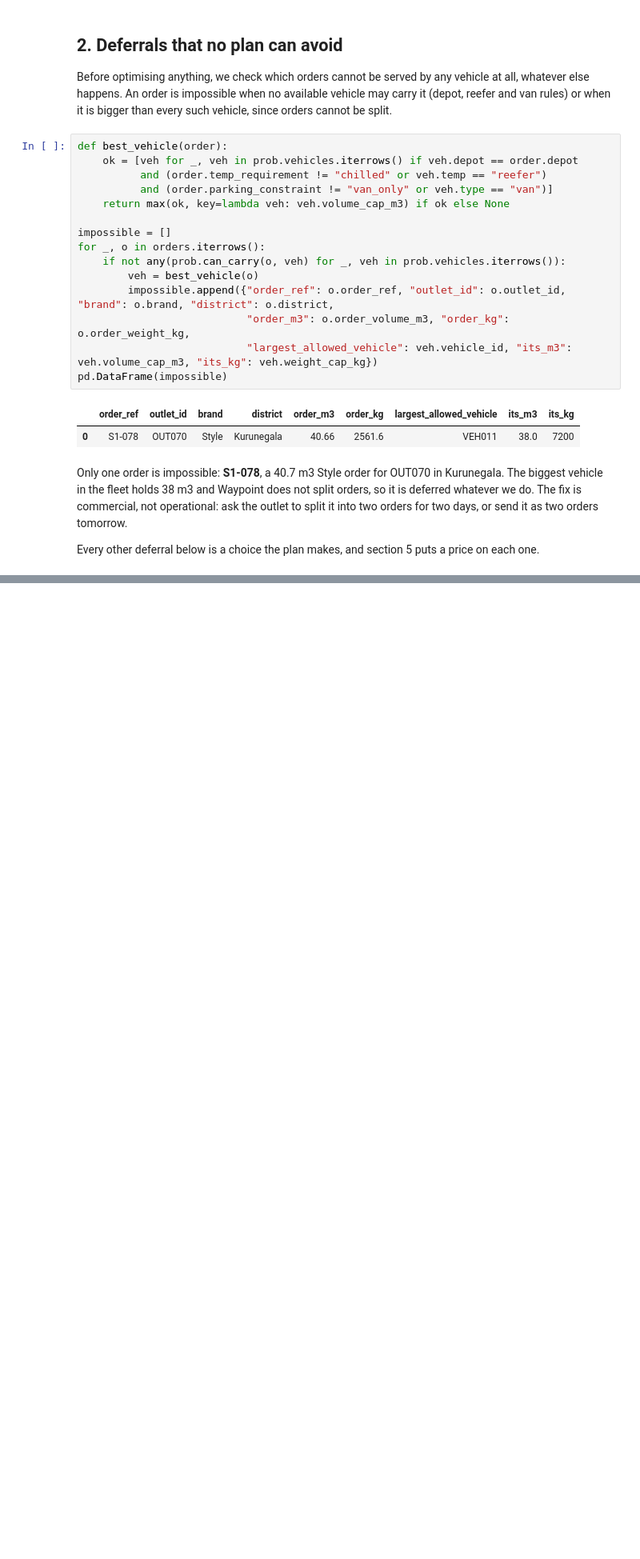
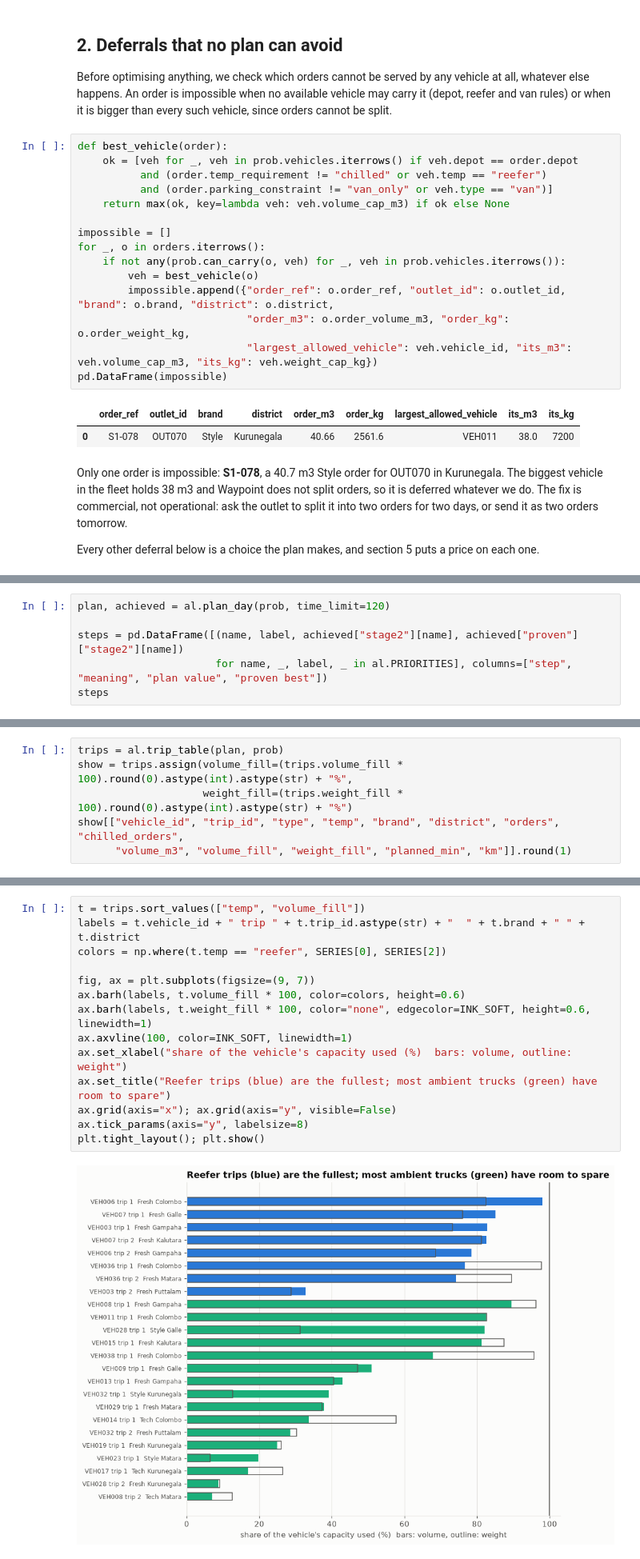
Before and after one commit to sameera-ekanayaka/Xora_Datathon, a Jupyter notebook: notebooks/07_task2b_peak_day_allocation.ipynb, the cells around one changed output, grey strips where cells are left out. Shown at 80% size. Cells and saved outputs as stored; diff of their text form; blank space fills up the shorter version.

Commit message:
Plan the peak day priority by priority and show the trips

```diff
--- a/notebooks/07_task2b_peak_day_allocation.ipynb
+++ b/notebooks/07_task2b_peak_day_allocation.ipynb
@@ -116,0 +143,6 @@ Every other deferral below is a choice the plan makes, and section 5 puts a pric
+# %%
+plan, achieved = al.plan_day(prob, time_limit=120)
+
+steps = pd.DataFrame([(name, label, achieved["stage2"][name], achieved["proven"]["stage2"][name])
+                      for name, _, label, _ in al.PRIORITIES], columns=["step", "meaning", "plan value", "proven best"])
+steps
@@ -116,0 +198,6 @@ Every other deferral below is a choice the plan makes, and section 5 puts a pric
+# %%
+trips = al.trip_table(plan, prob)
+show = trips.assign(volume_fill=(trips.volume_fill * 100).round(0).astype(int).astype(str) + "%",
+                    weight_fill=(trips.weight_fill * 100).round(0).astype(int).astype(str) + "%")
+show[["vehicle_id", "trip_id", "type", "temp", "brand", "district", "orders", "chilled_orders",
+      "volume_m3", "volume_fill", "weight_fill", "planned_min", "km"]].round(1)
@@ -116,0 +241,16 @@ Every other deferral below is a choice the plan makes, and section 5 puts a pric
+# %%
+t = trips.sort_values(["temp", "volume_fill"])
+labels = t.vehicle_id + " trip " + t.trip_id.astype(str) + "  " + t.brand + " " + t.district
+colors = np.where(t.temp == "reefer", SERIES[0], SERIES[2])
+
+fig, ax = plt.subplots(figsize=(9, 7))
+ax.barh(labels, t.volume_fill * 100, color=colors, height=0.6)
+ax.barh(labels, t.weight_fill * 100, color="none", edgecolor=INK_SOFT, height=0.6, linewidth=1)
+ax.axvline(100, color=INK_SOFT, linewidth=1)
+ax.set_xlabel("share of the vehicle's capacity used (%)  bars: volume, outline: weight")
+ax.set_title("Reefer trips (blue) are the fullest; most ambient trucks (green) have room to spare")
+ax.grid(axis="x"); ax.grid(axis="y", visible=False)
+ax.tick_params(axis="y", labelsize=8)
+plt.tight_layout(); plt.show()
+# %% [output]
+[figure, added]
```
Also changed, not shown: parts of 9 cells of this notebook.
